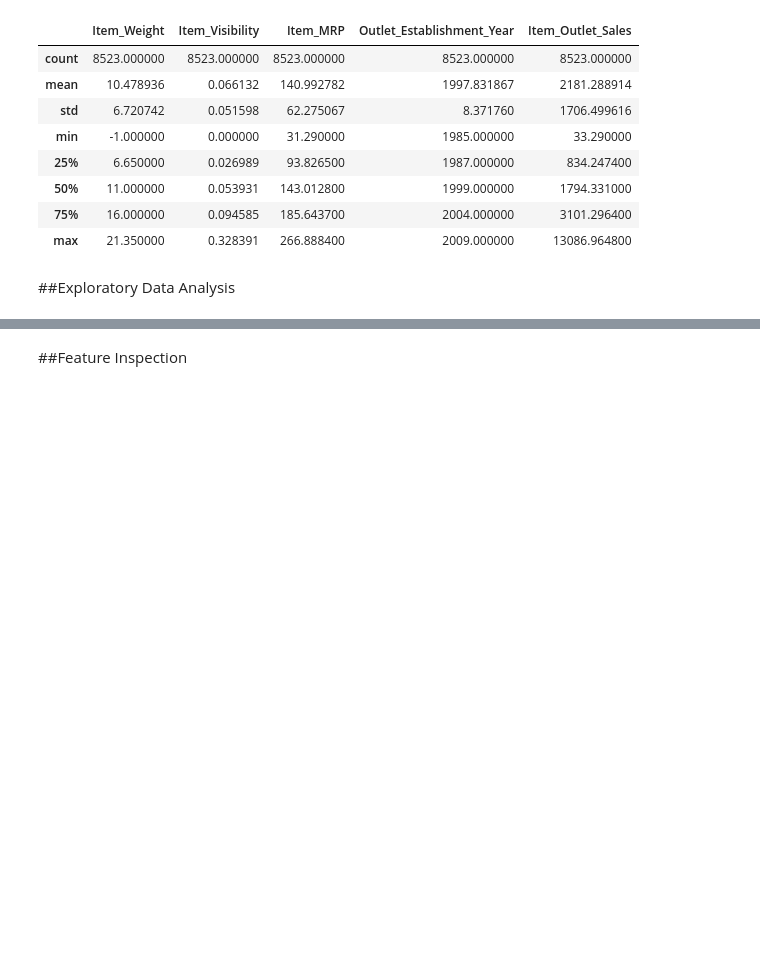
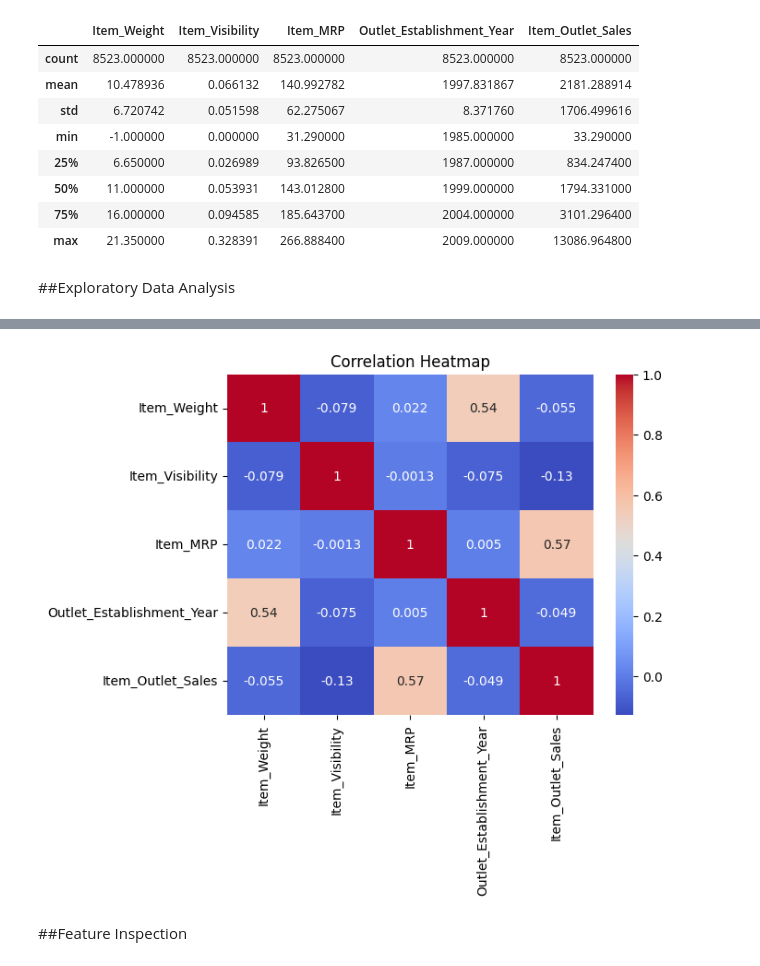
Before and after one commit to Carla9711/Prediction-of-Product-Sales, a Jupyter notebook: Prediction of Product Sales.ipynb, the cells around one changed output, grey strips where cells are left out. Drawn from its saved outputs; the diff is of its cells as text; code cells hidden in the pictures; blank space fills up the shorter version.

```diff
--- a/Prediction of Product Sales.ipynb
+++ b/Prediction of Product Sales.ipynb
@@ -244,2 +358,11 @@ df_sales.describe()
+# %%
+# Find correlations
+corr = df_sales.corr(numeric_only=True)
+# %%
+# Heatmap to view correlations
+ax = sns.heatmap(corr,annot=True, cmap='coolwarm')
+ax.set(title='Correlation Heatmap');
+# %% [output]
+[figure, added]
 # %% [markdown]
 ##Feature Inspection
```
Also changed, not shown: parts of 11 cells of this notebook.
